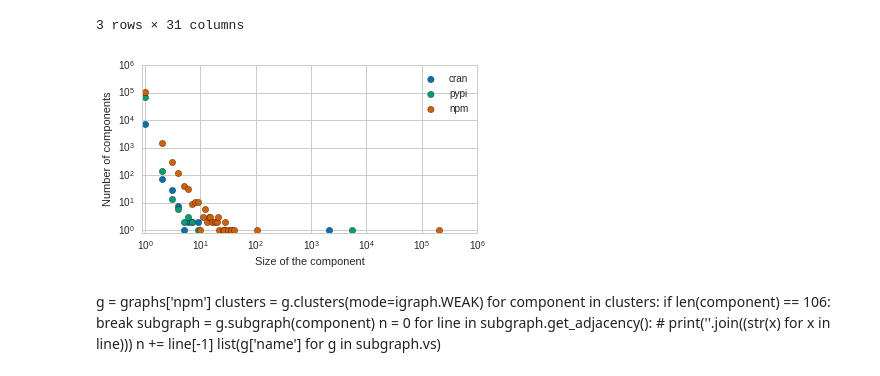
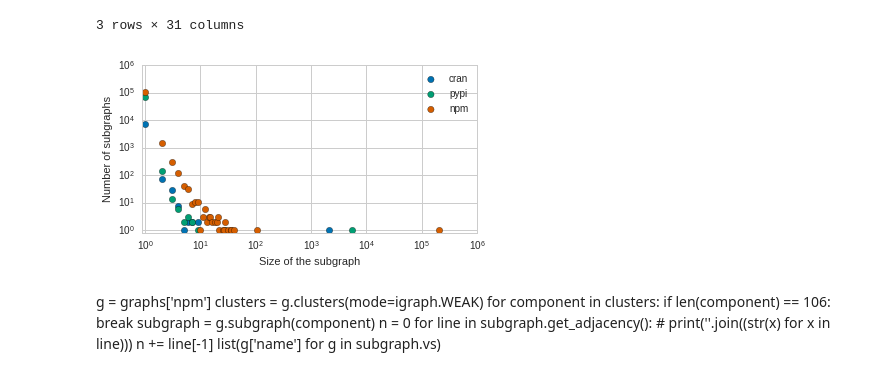
Before and after one commit to maelick/ecos-analysis, a Jupyter notebook: WEA2016-ecos/notebook/Ecosystem graphs.ipynb, the cells around one changed output. Drawn from its saved outputs; the diff is of its cells as text; code cells hidden in the pictures.

Commit message:
components -> subgraphs

```diff
--- a/WEA2016-ecos/notebook/Ecosystem graphs.ipynb
+++ b/WEA2016-ecos/notebook/Ecosystem graphs.ipynb
@@ -191,6 +191,8 @@ savefig(fig_p, 'evol_packages')
 [figure]
 # %%
 from statsmodels import regression
+
+dfs = {}
 
 for ecos, all_packages in df_all_packages.items():
     df = (all_packages
@@ -206,10 +208,12 @@ for ecos, all_packages in df_all_packages.items():
     df.index = (df.index - df.index.min()).days
     df[ecos] = pandas.np.log10(df[ecos])
     df = df.replace(-pandas.np.inf, pandas.np.nan).fillna(0).reset_index()
+    dfs[ecos] = df
 
     model = regression.linear_model.OLS(df[ecos], df['index'])
+
     results = model.fit()
-    print(ecos)
-    print(results.summary())
-    print()
+    print(ecos, results.rsquared)
+    #print(results.summary())
+    #print()
 # %% [output]
@@ -583,34 +610,34 @@ Number of (weakly) connected components by component size
 # %%
 d = df.reset_index().rename(columns={'index': 'component'})
 d = pandas.melt(d, id_vars='component', value_vars=['cran', 'npm', 'pypi'], var_name='ecosystem', value_name='size').dropna()
 
 ax = None
 for i, ecos in enumerate(graphs.keys()):
     kwargs = {
         'x': 'component',
         'y': 'size',
         'label': ecos,
         'logx': True,
         'logy': True,
         's': 40,
         'color': COLORS[ecos]
     }
     if ax:
         kwargs['ax'] = ax
 
     ax = d.query('ecosystem == "{}"'.format(ecos)).plot.scatter(**kwargs)
-ax.set_xlabel('Size of the component')
-ax.set_ylabel('Number of components')
+ax.set_xlabel('Size of the subgraph')
+ax.set_ylabel('Number of subgraphs')
 ax.set_xlim(left=0)
 ax.set_ylim(bottom=0)
 
 if SHOW_TITLE:
-    ax.set_title('Number of (weakly) connected components by component size')
+    ax.set_title('Number of (weakly) connected subgraphs by subgraph size')
 
 ax.figure.set_size_inches(FIG_SIZE)
 savefig(ax.figure, 'weakly_components')
 # %% [output]
-[figure, old version]
+[figure, new version]
 # %% [markdown]
 g = graphs['npm']
 clusters = g.clusters(mode=igraph.WEAK)
```
Also changed, not shown: parts of 4 cells of this notebook.
